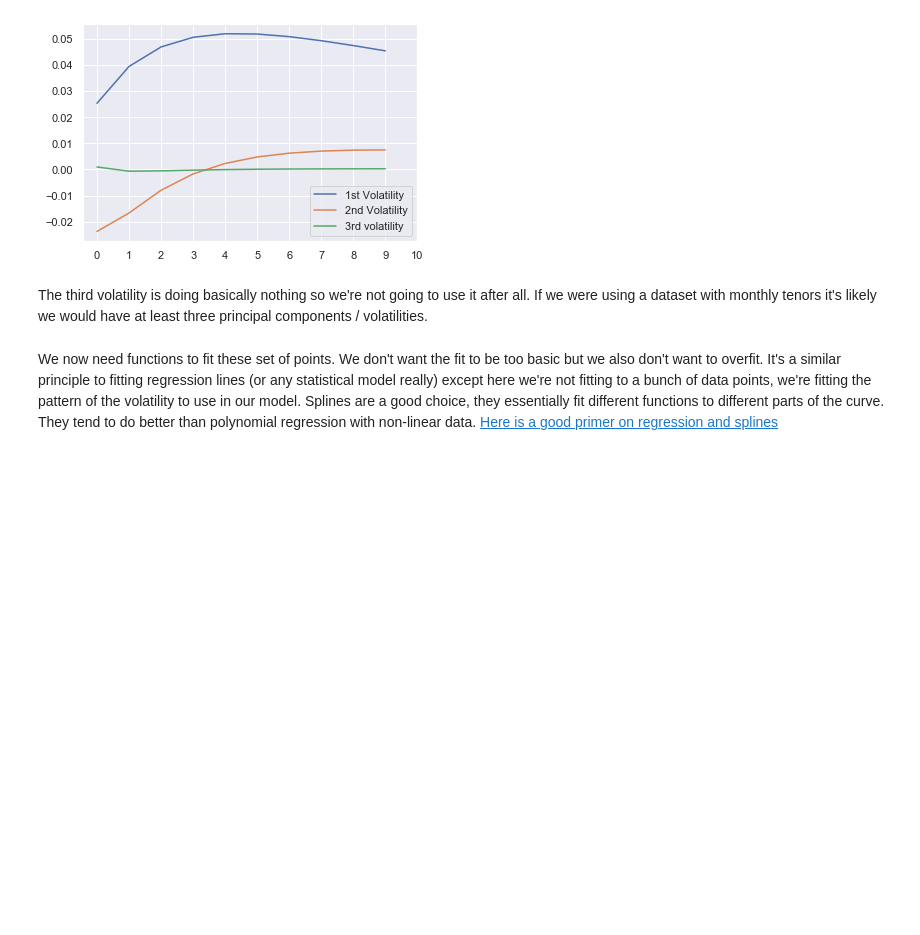
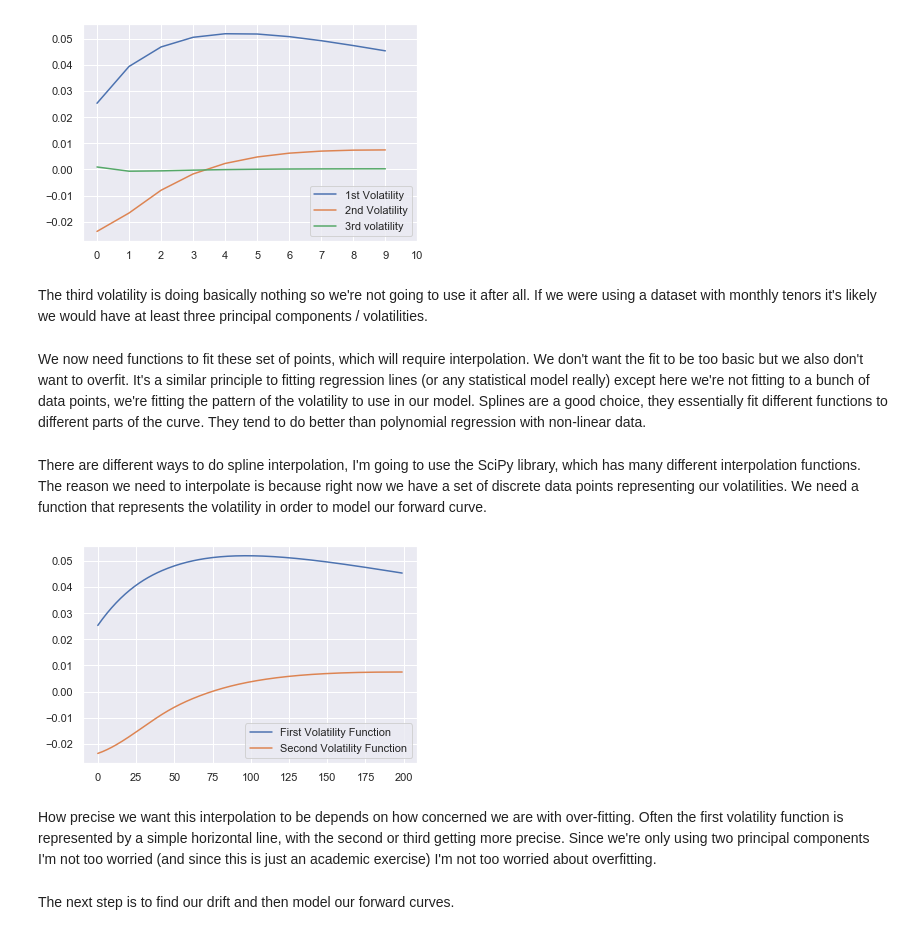
Before and after one commit to matthew-e-thomas/HJM-model, a Jupyter notebook: HJM_Model_Python.ipynb, the cells around one changed output. Saved outputs shown, nothing was run; the diff lists cells and outputs as text; code cells hidden in the pictures; blank space fills up the shorter version.

Commit message:
Added interpolation graphs

```diff
--- a/HJM_Model_Python.ipynb
+++ b/HJM_Model_Python.ipynb
@@ -195,4 +197,24 @@ plt.show()
 # %% [markdown]
 The third volatility is doing basically nothing so we're not going to use it after all. If we were using a dataset with monthly tenors it's likely we would have at least three principal components / volatilities.
 # %% [markdown]
-We now need functions to fit these set of points. We don't want the fit to be too basic but we also don't want to overfit. It's a similar principle to fitting regression lines (or any statistical model really) except here we're not fitting to a bunch of data points, we're fitting the pattern of the volatility to use in our model. Splines are a good choice, they essentially fit different functions to different parts of the curve. They tend to do better than polynomial regression with non-linear data. [Here is a good primer on regression and splines](https://www.analyticsvidhya.com/blog/2018/03/introduction-regression-splines-python-codes/)
+We now need functions to fit these set of points, which will require interpolation. We don't want the fit to be too basic but we also don't want to overfit. It's a similar principle to fitting regression lines (or any statistical model really) except here we're not fitting to a bunch of data points, we're fitting the pattern of the volatility to use in our model. Splines are a good choice, they essentially fit different functions to different parts of the curve. They tend to do better than polynomial regression with non-linear data.
+# %% [markdown]
+There are different ways to do spline interpolation, I'm going to use the SciPy library, which has many different interpolation functions. The reason we need to interpolate is because right now we have a set of discrete data points representing our volatilities. We need a function that represents the volatility in order to model our forward curve.
+# %%
+x = np.linspace(0, 10, 10)
+spl = splrep(x, vol1)
+spl2 = splrep(x, vol2)
+x2 = np.linspace(0, 10, 200)
+y = splev(x2, spl)
+y2 = splev(x2, spl2)
+# %%
+plt.plot(y, label="First Volatility Function")
+plt.plot(y2, label="Second Volatility Function")
+plt.legend()
+plt.show()
+# %% [output]
+[figure, added]
+# %% [markdown]
+How precise we want this interpolation to be depends on how concerned we are with over-fitting. Often the first volatility function is represented by a simple horizontal line, with the second or third getting more precise. Since we're only using two principal components I'm not too worried (and since this is just an academic exercise) I'm not too worried about overfitting.
+# %% [markdown]
+The next step is to find our drift and then model our forward curves.
```
Also changed, not shown: parts of 3 cells of this notebook.
